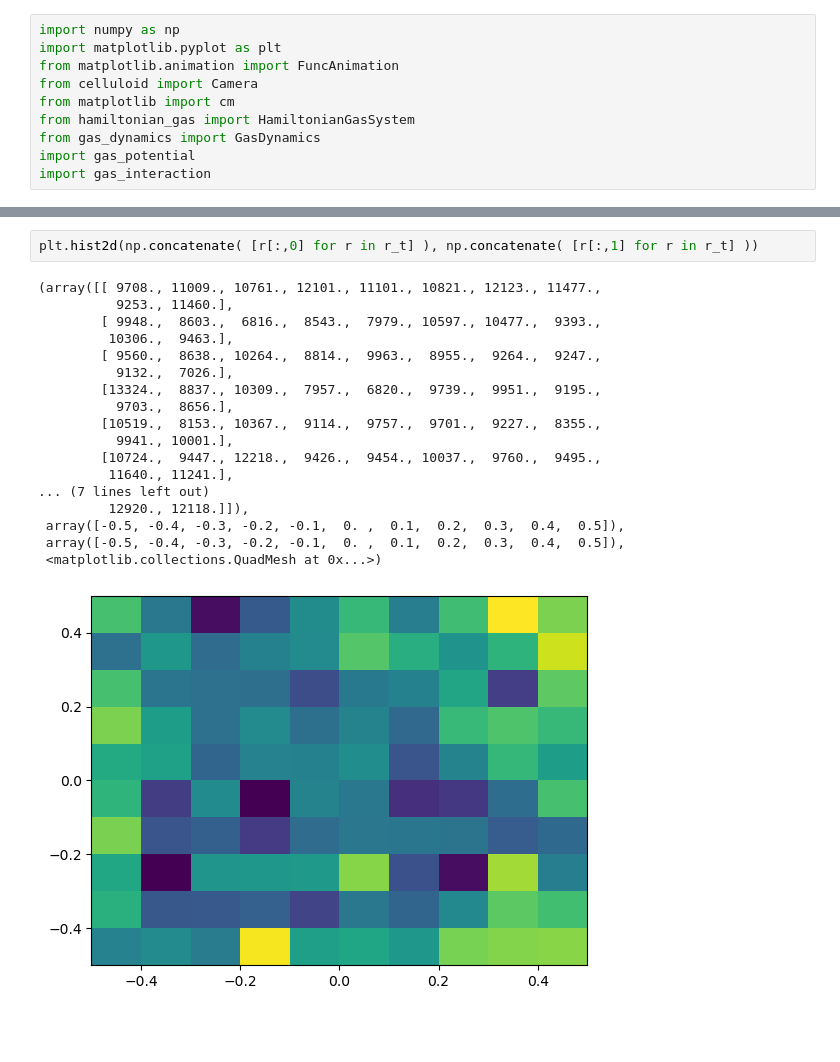
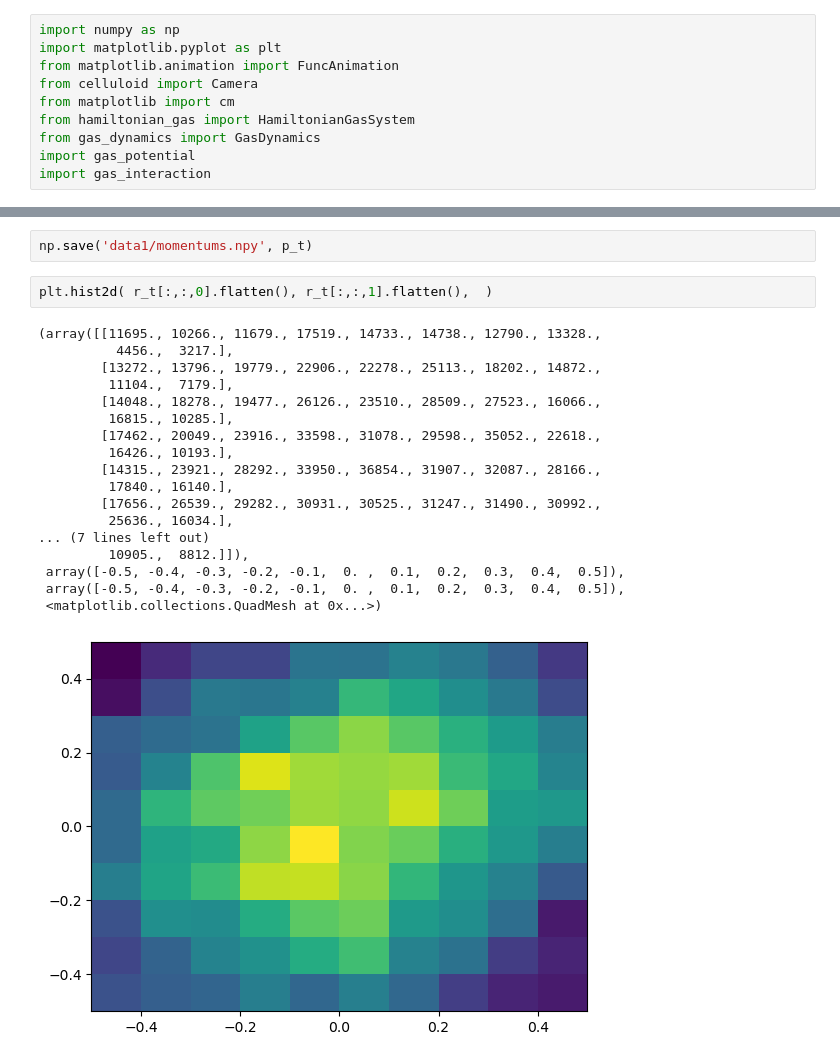
Before and after one commit to veszeli/hamiltonian_gas_dynamics_and_statistics, a Jupyter notebook: testing_notebook.ipynb, the cells around one changed output, grey strips where cells are left out. Drawn from its saved outputs; the diff is of its cells as text; blank space fills up the shorter version.

```diff
--- a/testing_notebook.ipynb
+++ b/testing_notebook.ipynb
@@ -128,21 +116,23 @@ anim.save('scatter.mp4', fps = 40)
-# %%
-plt.hist2d(np.concatenate( [r[:,0] for r in r_t] ), np.concatenate( [r[:,1] for r in r_t] ))
-# %% [output]
-(array([[ 9708., 11009., 10761., 12101., 11101., 10821., 12123., 11477.,
-          9253., 11460.],
-        [ 9948.,  8603.,  6816.,  8543.,  7979., 10597., 10477.,  9393.,
-         10306.,  9463.],
-        [ 9560.,  8638., 10264.,  8814.,  9963.,  8955.,  9264.,  9247.,
-          9132.,  7026.],
-        [13324.,  8837., 10309.,  7957.,  6820.,  9739.,  9951.,  9195.,
-          9703.,  8656.],
-        [10519.,  8153., 10367.,  9114.,  9757.,  9701.,  9227.,  8355.,
-          9941., 10001.],
-        [10724.,  9447., 12218.,  9426.,  9454., 10037.,  9760.,  9495.,
-         11640., 11241.],
-... (7 lines left out)
-         12920., 12118.]]),
- array([-0.5, -0.4, -0.3, -0.2, -0.1,  0. ,  0.1,  0.2,  0.3,  0.4,  0.5]),
- array([-0.5, -0.4, -0.3, -0.2, -0.1,  0. ,  0.1,  0.2,  0.3,  0.4,  0.5]),
- <matplotlib.collections.QuadMesh at 0x...>)
-[figure, removed]
+# %%
+np.save('data1/momentums.npy', p_t)
+# %%
+plt.hist2d( r_t[:,:,0].flatten(), r_t[:,:,1].flatten(),  )
+# %% [output]
+(array([[11695., 10266., 11679., 17519., 14733., 14738., 12790., 13328.,
+          4456.,  3217.],
+        [13272., 13796., 19779., 22906., 22278., 25113., 18202., 14872.,
+         11104.,  7179.],
+        [14048., 18278., 19477., 26126., 23510., 28509., 27523., 16066.,
+         16815., 10285.],
+        [17462., 20049., 23916., 33598., 31078., 29598., 35052., 22618.,
+         16426., 10193.],
+        [14315., 23921., 28292., 33950., 36854., 31907., 32087., 28166.,
+         17840., 16140.],
+        [17656., 26539., 29282., 30931., 30525., 31247., 31490., 30992.,
+         25636., 16034.],
+... (7 lines left out)
+         10905.,  8812.]]),
+ array([-0.5, -0.4, -0.3, -0.2, -0.1,  0. ,  0.1,  0.2,  0.3,  0.4,  0.5]),
+ array([-0.5, -0.4, -0.3, -0.2, -0.1,  0. ,  0.1,  0.2,  0.3,  0.4,  0.5]),
+ <matplotlib.collections.QuadMesh at 0x...>)
+[figure, added]
```
Also changed, not shown: parts of 9 cells of this notebook, 2 other files.
